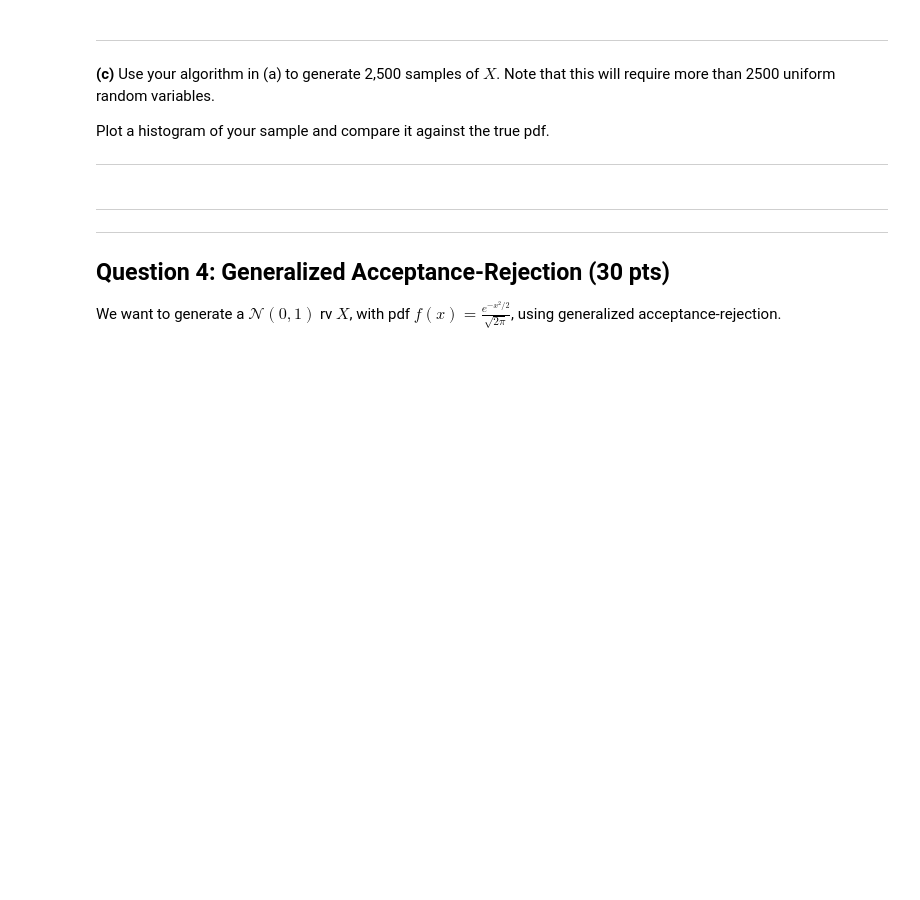
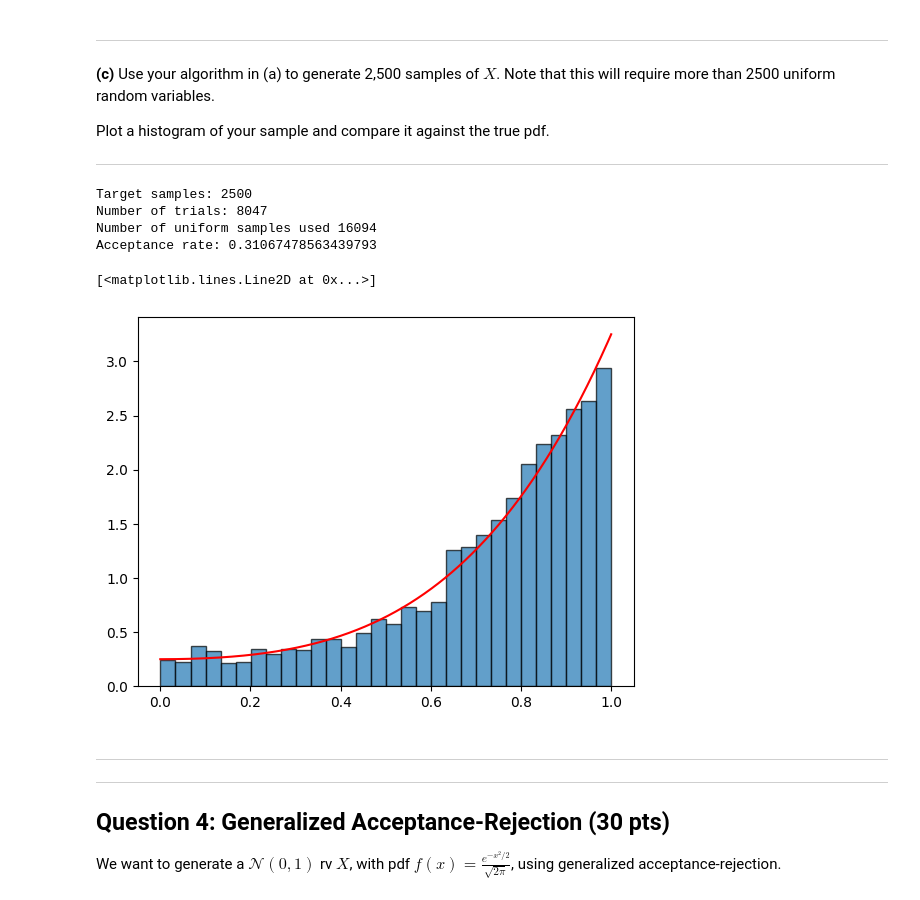
Before and after one commit to Mingfei-L6/4580, a Jupyter notebook: orie_4580_HW3.ipynb, the cells around one changed output. Cells and saved outputs as stored; diff of their text form; code cells hidden in the pictures; blank space fills up the shorter version.

```diff
--- a/orie_4580_HW3.ipynb
+++ b/orie_4580_HW3.ipynb
@@ -310,6 +412,40 @@ $$f(x) = \begin{cases} (5 x^4 + 4x^3 + 3x^2+1)/4  & \text{ for } 0 \leq x \leq 1
 Plot a histogram of your sample   and compare it against the true pdf.
 
 <hr>
+# %%
+#Generate 2500 samples of X
+np.random.seed()
+n_samples = 2500
+
+samples, ntrials = accep_rejec_X(n_samples)
+uniform_samples_count = 2 * ntrials
+acceptance_rate = n_samples / ntrials
+
+print("Target samples:", n_samples)
+print("Number of trials:", ntrials)
+print("Number of uniform samples used", uniform_samples_count)
+print("Acceptance rate:", acceptance_rate)
+
+#plot Generated Samples with histogram plot
+plt.hist(samples, bins=30, density=True, alpha=0.7, edgecolor="black",
+         label="Generated Samples Method")
+
+#We used ChatGPT to draft code to plot the true pdf
+x = np.linspace(0, 1, 1000)
+
+##vectorized target density allow us to use it in array operations
+target_density_vector = np.vectorize(target_density)
+
+pdf_plot = target_density_vector(x)
+
+plt.plot(x,pdf_plot, color = "red",label="True PDF")
+# %% [output]
+Target samples: 2500
+Number of trials: 8047
+Number of uniform samples used 16094
+Acceptance rate: 0.31067478563439793
+[<matplotlib.lines.Line2D at 0x...>]
+[figure, added]
 # %% [markdown]
 <hr><hr>
 
```
Also changed, not shown: parts of 12 cells of this notebook.
